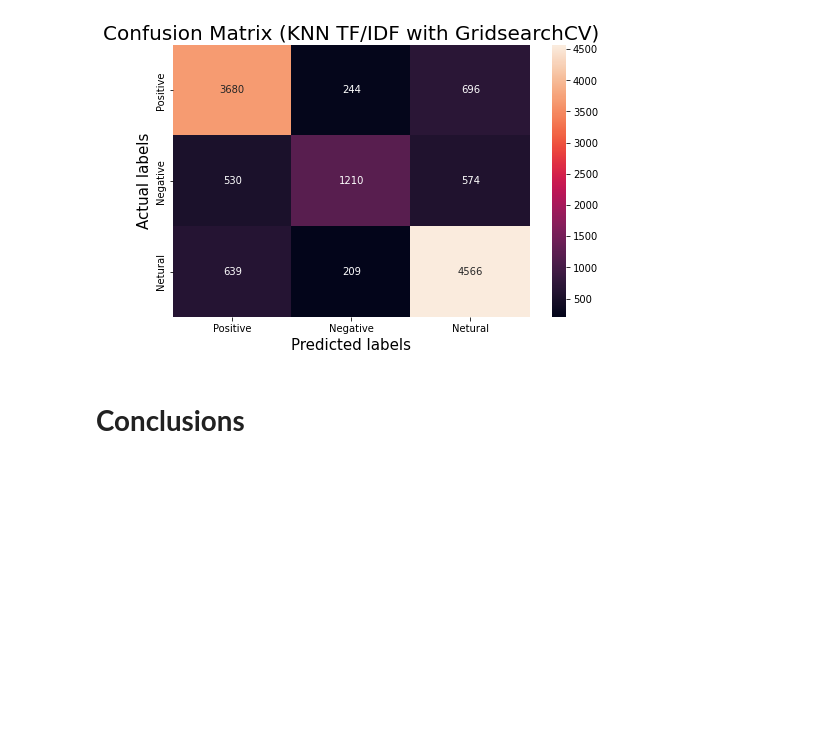
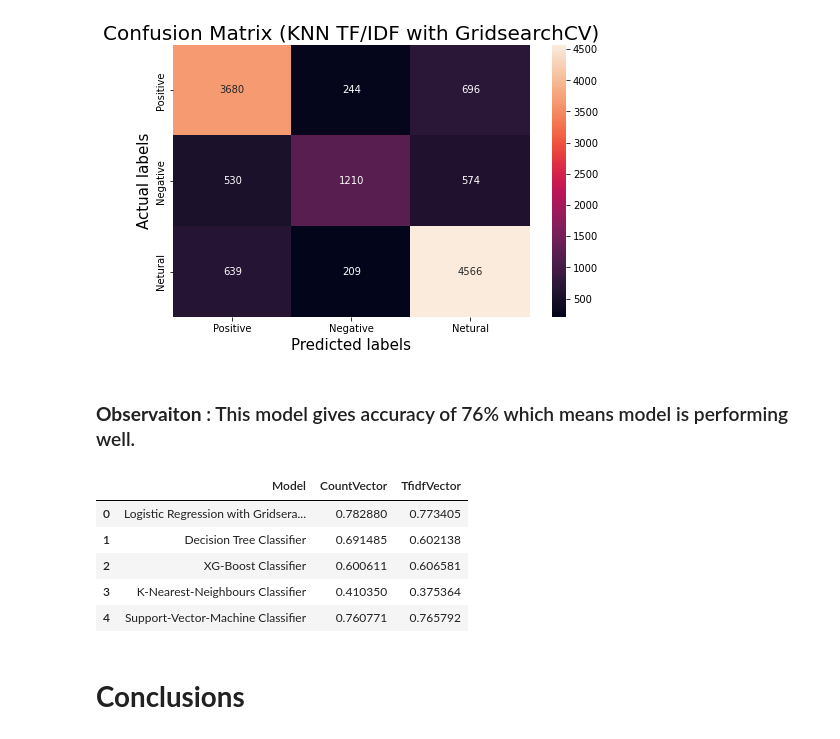
Before and after one commit to anildatascientist/Coronavirus-Tweet-Sentiment-Analysis, a Jupyter notebook: Coronavirus_Tweet_Sentiment_Analysis_Capstone_Project.ipynb, the cells around one changed output. Cells and saved outputs as stored; diff of their text form; code cells hidden in the pictures; blank space fills up the shorter version.

```diff
--- a/Coronavirus_Tweet_Sentiment_Analysis_Capstone_Project.ipynb
+++ b/Coronavirus_Tweet_Sentiment_Analysis_Capstone_Project.ipynb
@@ -975,5 +1000,24 @@ ax.yaxis.set_ticklabels(labels)
 # %% [output]
 [Text(0, 0.5, 'Positive'), Text(0, 1.5, 'Negative'), Text(0, 2.5, 'Netural')]
 [figure]
+# %% [markdown]
+### **Observaiton** : This model gives accuracy of 76% which means model is performing well.
+# %%
+# Model's acurracy Score Comparision
+
+acurracy = {'Model':  ['Logistic Regression with GridserachCV', 'Decision Tree Classifier','XG-Boost Classifier','K-Nearest-Neighbours Classifier','Support-Vector-Machine Classifier'],
+        'CountVector':  [accuracy_lr_cv,np.mean(cv_score_dt_cv),np.mean(cv_score_xgb_cv),accuracy_KNN,accuracy_svc],
+        'TfidfVector': [accuracy_lr_Gcv,np.mean(cv_score_dt_tv),np.mean(cv_score_xgb_tv),accuracy_KNN_tv,accuracy_svm_tv]}
+
+cv_score_table= pd.DataFrame (acurracy, columns = ['Model','CountVector','TfidfVector'])
+
+cv_score_table
+# %% [output]
+|  | Model | CountVector | TfidfVector |
+| 0 | Logistic Regression with Gridsera... | 0.782880 | 0.773405 |
+| 1 | Decision Tree Classifier | 0.691485 | 0.602138 |
+| 2 | XG-Boost Classifier | 0.600611 | 0.606581 |
+| 3 | K-Nearest-Neighbours Classifier | 0.410350 | 0.375364 |
+| 4 | Support-Vector-Machine Classifier | 0.760771 | 0.765792 |
 # %% [markdown]
 # **Conclusions**
```
Also changed, not shown: parts of 39 cells of this notebook.
